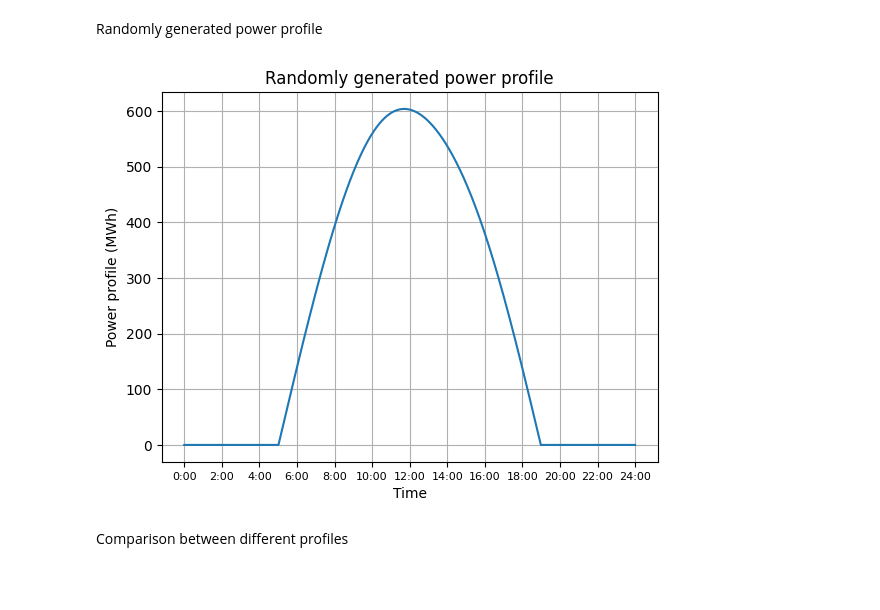
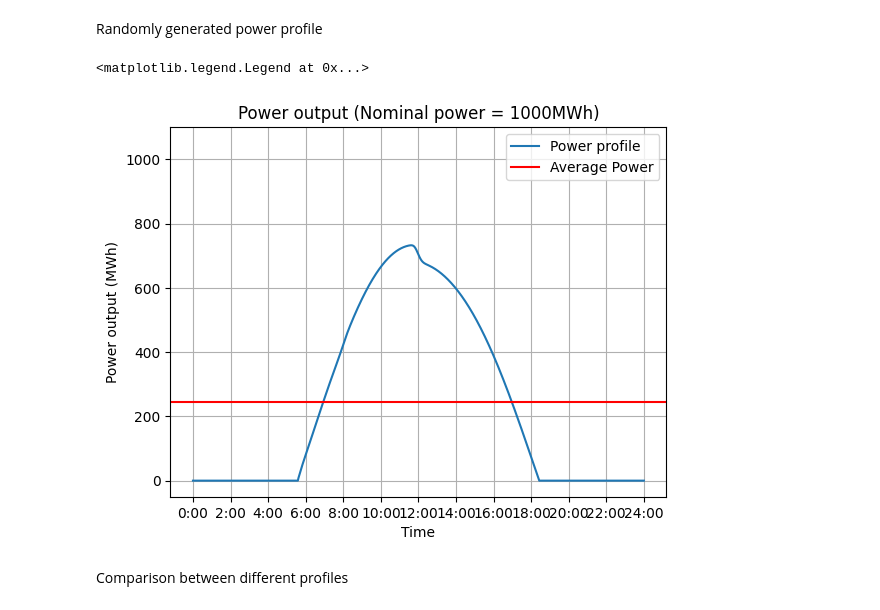
Before and after one commit to Andrea1999Broglia/Solar-field-output-simulation-by-Monte-Carlo-method, a Jupyter notebook: model.ipynb, the cells around one changed output. Saved outputs shown, nothing was run; the diff lists cells and outputs as text; code cells hidden in the pictures; blank space fills up the shorter version.

```diff
--- a/model.ipynb
+++ b/model.ipynb
@@ -113,12 +158,20 @@ def power_plotter(profile):
 # Power profiles
 # %% [markdown]
 Randomly generated power profile
-# %%
-trial=power_profile_generator()
-power_plotter(trial[0])
-plt.title("Randomly generated power profile");
-# %% [output]
-[figure, removed]
+# %%
+trial=power_profile_generator()
+plt.plot(hours, trial[0], label="Power profile")
+plt.xticks(ticks_string)
+plt.grid()
+plt.xlabel("Time")
+plt.ylabel("Power output (MWh)")
+plt.title("Power output (Nominal power = "+ str(plant_power)+ "MWh)")
+plt.axhline(y=np.average(trial[0]), label="Average Power", color="red")
+plt.ylim(-50,1100)
+plt.legend()
+# %% [output]
+<matplotlib.legend.Legend at 0x...>
+[figure, added]
 # %% [markdown]
 Comparison between different profiles
 # %%
```
Also changed, not shown: parts of 10 cells of this notebook, 1 other file.
